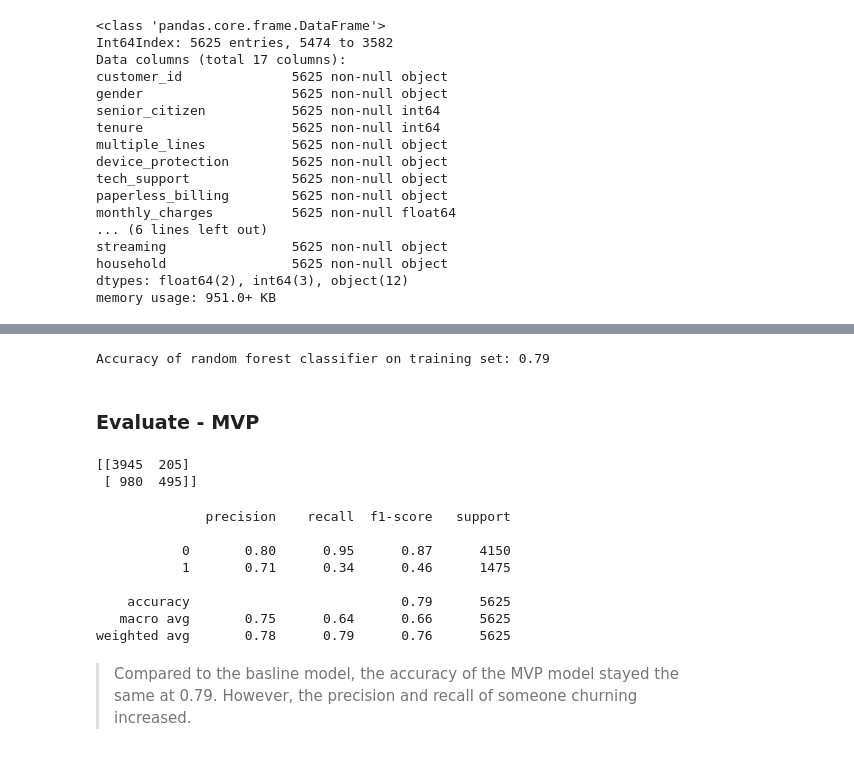
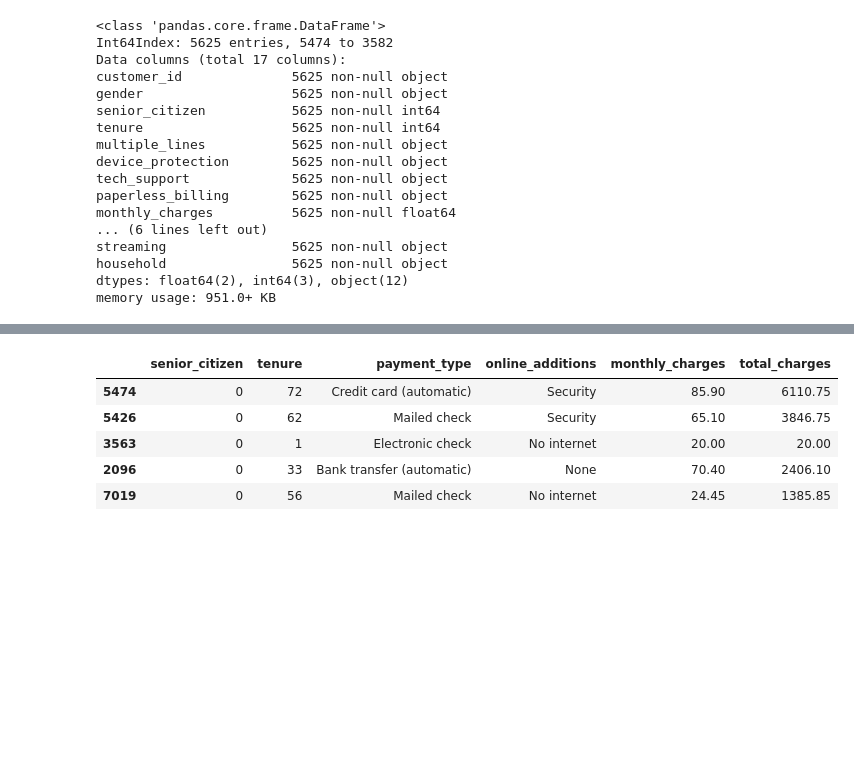
Before and after one commit to misty-garcia/telco-churn-project, a Jupyter notebook: telco_pipeline.ipynb, the cells around one changed output, grey strips where cells are left out. Saved outputs shown, nothing was run; the diff lists cells and outputs as text; code cells hidden in the pictures; blank space fills up the shorter version.

```diff
--- a/telco_pipeline.ipynb
+++ b/telco_pipeline.ipynb
@@ -991,25 +929,12 @@ y_pred_proba = rf.predict_proba(X_train1_rf)
-# %%
-print('Accuracy of random forest classifier on training set: {:.2f}'
-     .format(rf.score(X_train1_rf, y_train1)))
-# %% [output]
-Accuracy of random forest classifier on training set: 0.79
-# %% [markdown]
-### Evaluate - MVP
-# %%
-print(confusion_matrix(y_train1, y_pred))
-# %% [output]
-[[3945  205]
- [ 980  495]]
-# %%
-print(classification_report(y_train1, y_pred))
-# %% [output]
-              precision    recall  f1-score   support
-
-           0       0.80      0.95      0.87      4150
-           1       0.71      0.34      0.46      1475
-
-    accuracy                           0.79      5625
-   macro avg       0.75      0.64      0.66      5625
-weighted avg       0.78      0.79      0.76      5625
-# %% [markdown]
-> Compared to the basline model, the accuracy of the MVP model stayed the same at 0.79. However, the precision and recall of someone churning increased.
+# %%
+# apply selected features
+X_train1 = X_train1[features]
+X_test1 = X_test1[features]
+X_train1.head()
+# %% [output]
+|  | senior_citizen | tenure | payment_type | online_additions | monthly_charges | total_charges |
+| 5474 | 0 | 72 | Credit card (automatic) | Security | 85.90 | 6110.75 |
+| 5426 | 0 | 62 | Mailed check | Security | 65.10 | 3846.75 |
+| 3563 | 0 | 1 | Electronic check | No internet | 20.00 | 20.00 |
+| 2096 | 0 | 33 | Bank transfer (automatic) | None | 70.40 | 2406.10 |
+| 7019 | 0 | 56 | Mailed check | No internet | 24.45 | 1385.85 |
```
Also changed, not shown: parts of 36 cells of this notebook.
